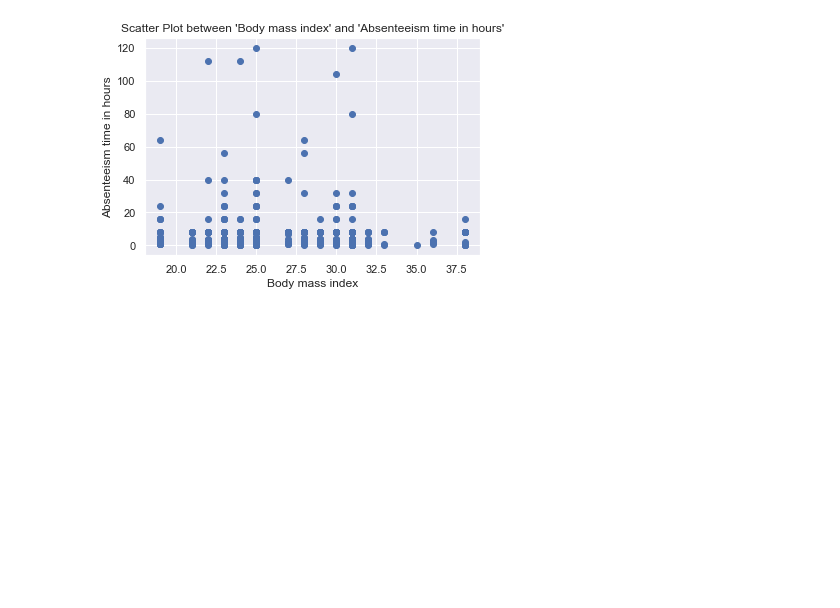
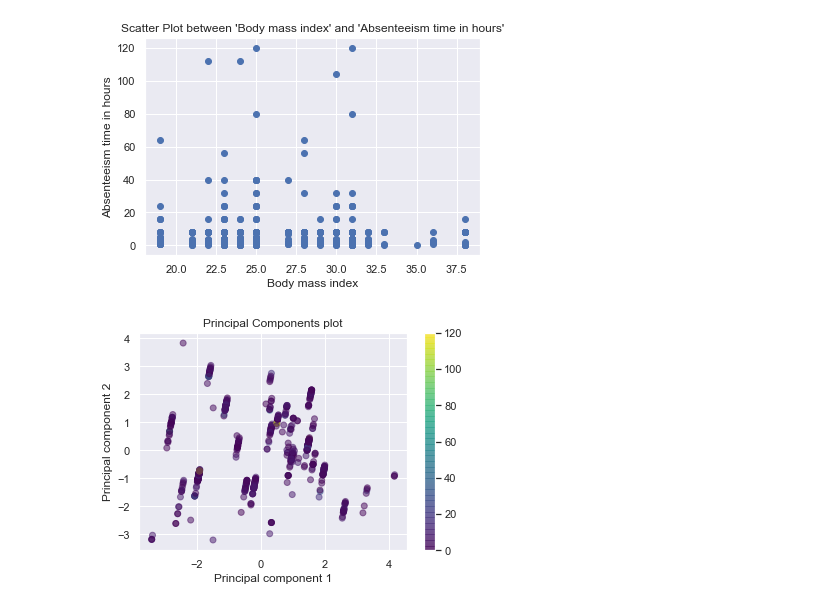
Before and after one commit to KDas6/ANLY-530-90--O-2020---Machine-Learning-1---Project---Absenteeism_at_work, a Jupyter notebook: ANLY 530-90- O-2020 - Machine Learning 1 - Project - Absenteeism_at_work.ipynb, the cells around one changed output. Saved outputs shown, nothing was run; the diff lists cells and outputs as text; code cells hidden in the pictures; blank space fills up the shorter version.

```diff
--- a/ANLY 530-90- O-2020 - Machine Learning 1 - Project - Absenteeism_at_work.ipynb
+++ b/ANLY 530-90- O-2020 - Machine Learning 1 - Project - Absenteeism_at_work.ipynb
@@ -9,7 +9,7 @@ sns.set(color_codes=True)
 import numpy as np
 
 # import the csv file
-input_file = "Absenteeism_at_work_train.csv"
+input_file = "C:\Kinjal\HU Application\Acceptance\Sem 6\ANLY 530-90- O-2020 Late Spring - Machine Learning I\Project submission\Absenteeism_at_work_train.csv"
 absentism_data_set = pd.read_csv(input_file)
 
 print(absentism_data_set.shape)
@@ -236,3 +236,35 @@ plt.ylabel("Absenteeism time in hours")
 plt.show()
 # %% [output]
 [figure]
+# %%
+#PCA Analysis for non categorical analysis
+from sklearn.preprocessing import StandardScaler
+
+#Non Categorical Variables
+features = ['Transportation expense','Distance from Residence to Work',
+'Service time','Hit target','Disciplinary failure','Son','Pet','Weight','Height','Body mass index']
+
+# Separating out the features
+data_features = absentism_data_set.loc[:,features].values
+
+# Separating out the target
+data_target = absentism_data_set.loc[:,['Absenteeism time in hours']].values
+
+# Standardizing the features
+data_features_std = StandardScaler().fit_transform(data_features)
+# %%
+#PCA Components
+from sklearn.decomposition import PCA
+pca = PCA(n_components=2)
+principalComponents = pca.fit_transform(data_features_std)
+principalDf = pd.DataFrame(data = principalComponents, columns = ['principal component 1', 'principal component 2'])
+finalDf = pd.concat([principalDf,absentism_data_set['Absenteeism time in hours']], axis = 1)
+# %%
+#Visualization
+plt.scatter(finalDf['principal component 1'], finalDf['principal component 2'], c=finalDf['Absenteeism time in hours'], alpha=0.5,  cmap='viridis')
+plt.title("Principal Components plot")
+plt.xlabel('Principal component 1')
+plt.ylabel('Principal component 2')
+plt.colorbar();
+# %% [output]
+[figure, added]
```
